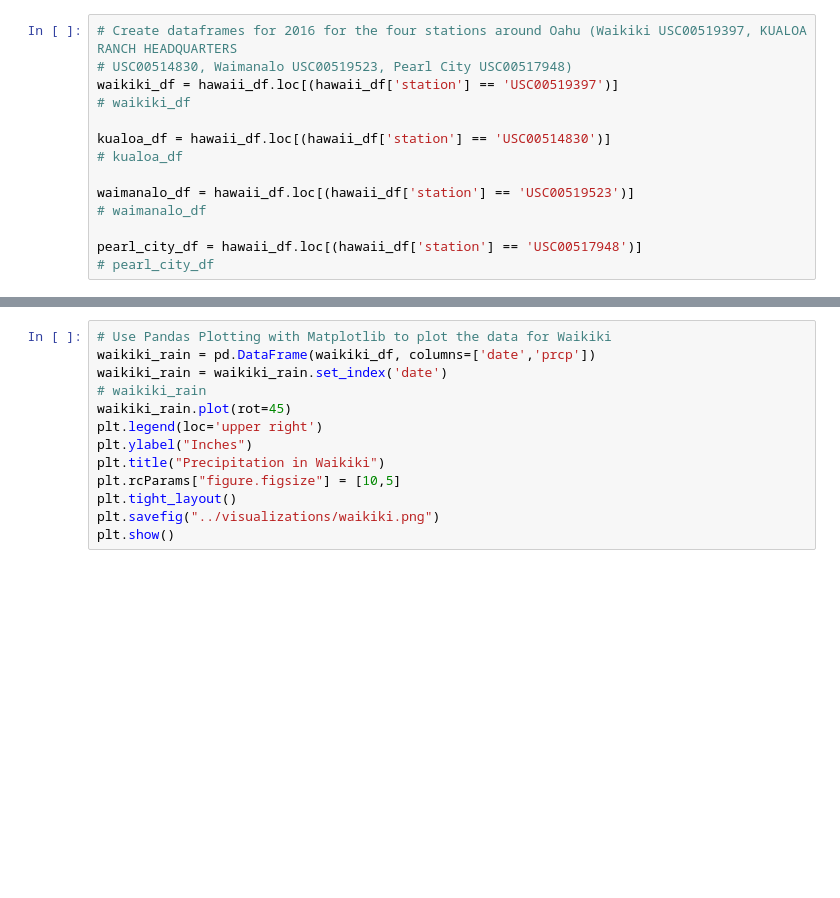
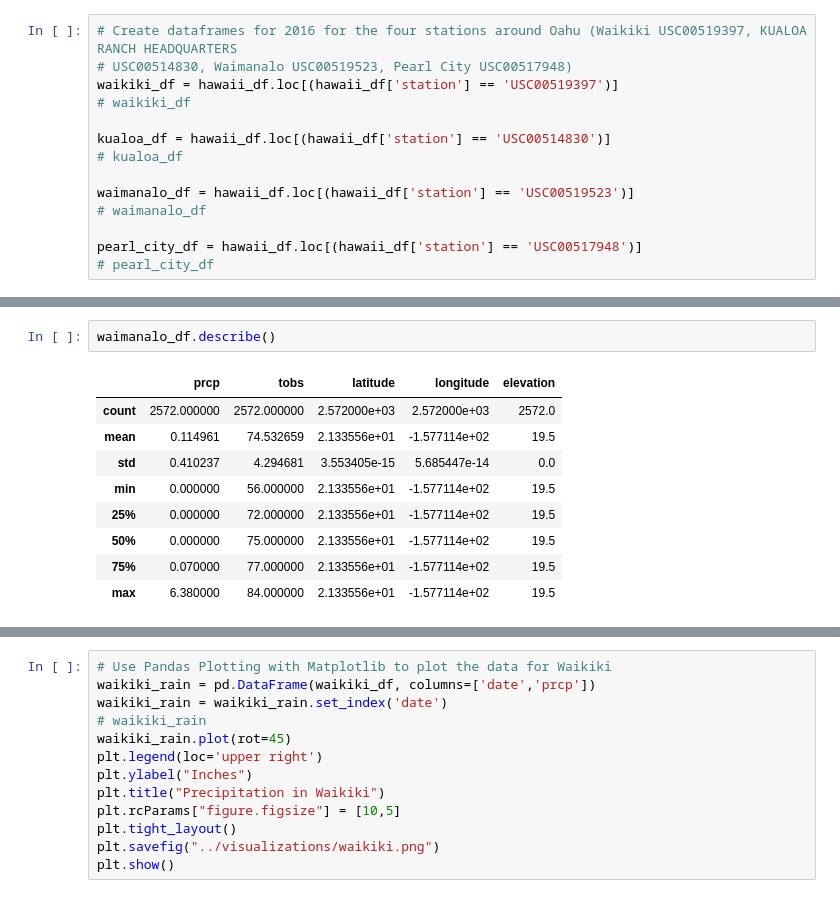
Before and after one commit to khartmann5/Web-Design-Challenge, a Jupyter notebook: Resources/hawaii_weather_analysis.ipynb, the cells around one changed output, grey strips where cells are left out. Cells and saved outputs as stored; diff of their text form; blank space fills up the shorter version.

```diff
--- a/Resources/hawaii_weather_analysis.ipynb
+++ b/Resources/hawaii_weather_analysis.ipynb
@@ -94,0 +119,12 @@ pearl_city_df = hawaii_df.loc[(hawaii_df['station'] == 'USC00517948')]
+# %%
+waimanalo_df.describe()
+# %% [output]
+|  | prcp | tobs | latitude | longitude | elevation |
+| count | 2572.000000 | 2572.000000 | 2.572000e+03 | 2.572000e+03 | 2572.0 |
+| mean | 0.114961 | 74.532659 | 2.133556e+01 | -1.577114e+02 | 19.5 |
+| std | 0.410237 | 4.294681 | 3.553405e-15 | 5.685447e-14 | 0.0 |
+| min | 0.000000 | 56.000000 | 2.133556e+01 | -1.577114e+02 | 19.5 |
+| 25% | 0.000000 | 72.000000 | 2.133556e+01 | -1.577114e+02 | 19.5 |
+| 50% | 0.000000 | 75.000000 | 2.133556e+01 | -1.577114e+02 | 19.5 |
+| 75% | 0.070000 | 77.000000 | 2.133556e+01 | -1.577114e+02 | 19.5 |
+| max | 6.380000 | 84.000000 | 2.133556e+01 | -1.577114e+02 | 19.5 |
```
Also changed, not shown: parts of 3 cells of this notebook, 7 other files.
